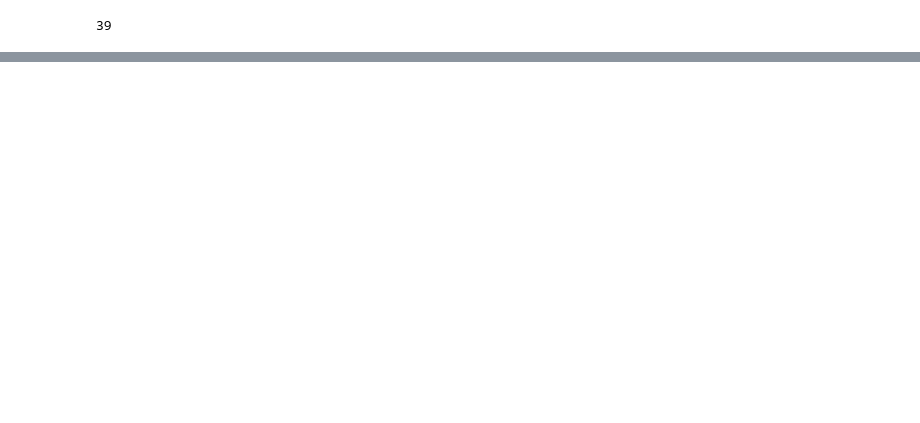
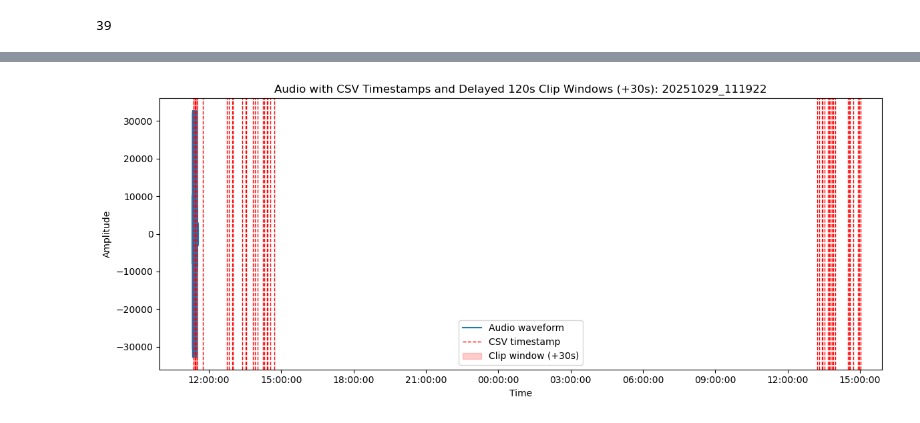
Before and after one commit to Han5olo/Oslo-Wave-Tank-RAW-Data-Processing, a Jupyter notebook: read_audio.ipynb, the cells around one changed output, grey strips where cells are left out. Drawn from its saved outputs; the diff is of its cells as text; code cells hidden in the pictures; blank space fills up the shorter version.

```diff
--- a/read_audio.ipynb
+++ b/read_audio.ipynb
@@ -239,0 +308,46 @@ len(dt_ns)
+# %%
+import matplotlib.dates as mdates
+
+# Parameters
+clip_duration = 120   # seconds
+clip_delay = 30       # seconds after CSV time before clip starts
+
+# Downsample for plotting clarity
+step = 100
+idx = np.arange(0, len(data), step)
+time_axis = pd.to_datetime(start_time) + rec_times_axis[idx].astype('timedelta64[ns]')
+
+# Plot: Audio with vertical lines and delayed shaded clip windows
+fig, ax = plt.subplots(figsize=(12, 5))
+ax.plot(time_axis, data[idx], label="Audio waveform")
+
+for t in date_time_UTC:
+    # --- Vertical red line at CSV timestamp ---
+    ax.axvline(t, color='red', linestyle='--', linewidth=1, label='CSV timestamp')
+
+    # --- Shaded region 30s after timestamp lasting 120s ---
+    start_t = t + pd.Timedelta(seconds=clip_delay)
+    end_t = start_t + pd.Timedelta(seconds=clip_duration)
+
+    # Only shade region that lies within audio file duration
+    if start_t > time_axis[-1] or end_t < time_axis[0]:
+        continue  # skip if outside recording
+    start_t = max(start_t, time_axis[0])
+    end_t = min(end_t, time_axis[-1])
+
+    ax.axvspan(start_t, end_t, color='red', alpha=0.2, label=f'Clip window (+{clip_delay}s)')
+
+# Avoid duplicate legend entries
+handles, labels = ax.get_legend_handles_labels()
+ax.legend(dict(zip(labels, handles)).values(), dict(zip(labels, handles)).keys())
+
+# Axis formatting
+ax.set_xlabel("Time")
+ax.set_ylabel("Amplitude")
+ax.set_title(f"Audio with CSV Timestamps and Delayed {clip_duration}s Clip Windows (+{clip_delay}s): {audio_file.stem}")
+ax.xaxis.set_major_formatter(mdates.DateFormatter("%H:%M:%S"))
+
+plt.tight_layout()
+plt.show()
+# %% [output]
+[figure, added]
```
Also changed, not shown: parts of 22 cells of this notebook, 4 other files.
